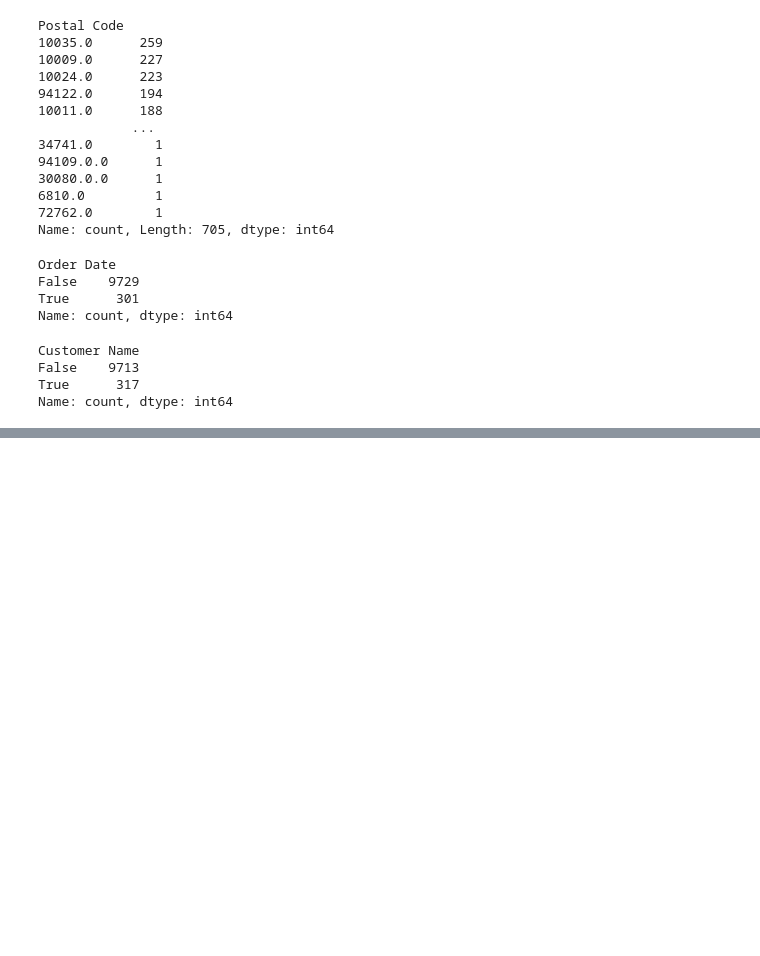
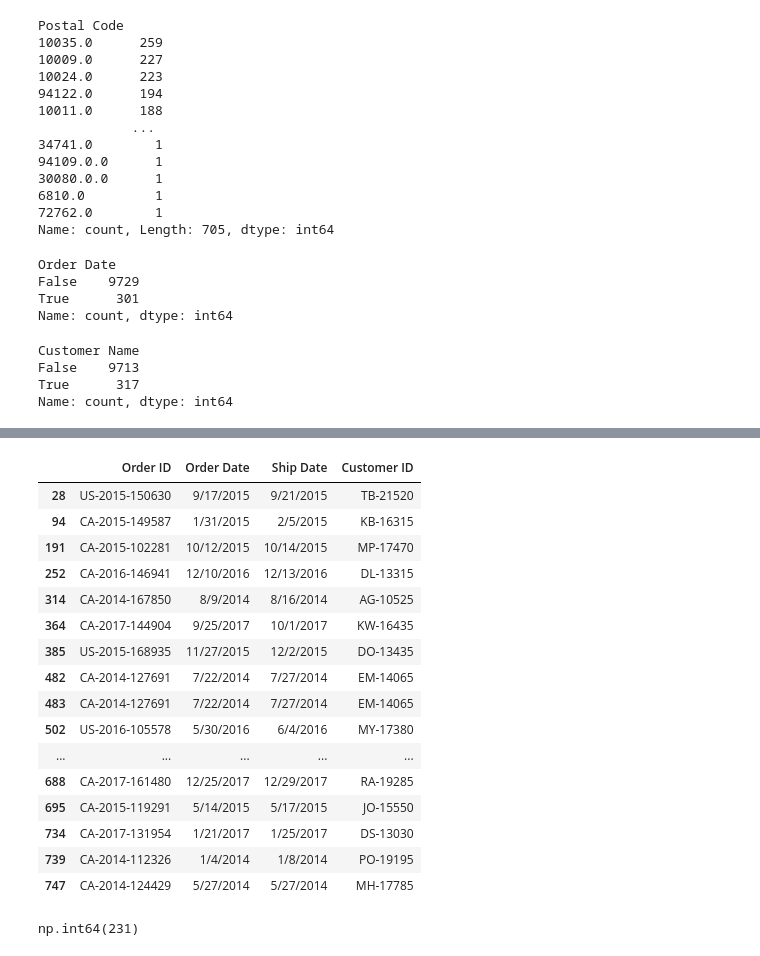
Before and after one commit to NohailaAitHammad/BRIF1_DataStore360, a Jupyter notebook: nootbooks/exploring.ipynb, the cells around one changed output, grey strips where cells are left out. Drawn from its saved outputs; the diff is of its cells as text; code cells hidden in the pictures; blank space fills up the shorter version.

```diff
--- a/nootbooks/exploring.ipynb
+++ b/nootbooks/exploring.ipynb
@@ -345,0 +368,30 @@ dtype: int64
+# %%
+df[df["Ship Mode"].isna()][
+    ["Order ID", "Order Date", "Ship Date", "Customer ID"]
+].head(20)
+# il ya des dates invalides dasn order date et ship date aussi
+# %% [output]
+|  | Order ID | Order Date | Ship Date | Customer ID |
+| 28 | US-2015-150630 | 9/17/2015 | 9/21/2015 | TB-21520 |
+| 94 | CA-2015-149587 | 1/31/2015 | 2/5/2015 | KB-16315 |
+| 191 | CA-2015-102281 | 10/12/2015 | 10/14/2015 | MP-17470 |
+| 252 | CA-2016-146941 | 12/10/2016 | 12/13/2016 | DL-13315 |
+| 314 | CA-2014-167850 | 8/9/2014 | 8/16/2014 | AG-10525 |
+| 364 | CA-2017-144904 | 9/25/2017 | 10/1/2017 | KW-16435 |
+| 385 | US-2015-168935 | 11/27/2015 | 12/2/2015 | DO-13435 |
+| 482 | CA-2014-127691 | 7/22/2014 | 7/27/2014 | EM-14065 |
+| 483 | CA-2014-127691 | 7/22/2014 | 7/27/2014 | EM-14065 |
+| 502 | US-2016-105578 | 5/30/2016 | 6/4/2016 | MY-17380 |
+| ... | ... | ... | ... | ... |
+| 688 | CA-2017-161480 | 12/25/2017 | 12/29/2017 | RA-19285 |
+| 695 | CA-2015-119291 | 5/14/2015 | 5/17/2015 | JO-15550 |
+| 734 | CA-2017-131954 | 1/21/2017 | 1/25/2017 | DS-13030 |
+| 739 | CA-2014-112326 | 1/4/2014 | 1/8/2014 | PO-19195 |
+| 747 | CA-2014-124429 | 5/27/2014 | 5/27/2014 | MH-17785 |
+# %%
+df[df['Ship Mode'].isna()]['Order ID'].map(
+    df.groupby('Order ID')['Ship Mode'].first()
+).notna().sum()
+#j'observe que pour les valeurs manquantes leur Order Id se repete donc nous pouvant le reconstruire d'apres cela
+# %% [output]
+np.int64(231)
```
Also changed, not shown: parts of 62 cells of this notebook, 2 other files.
